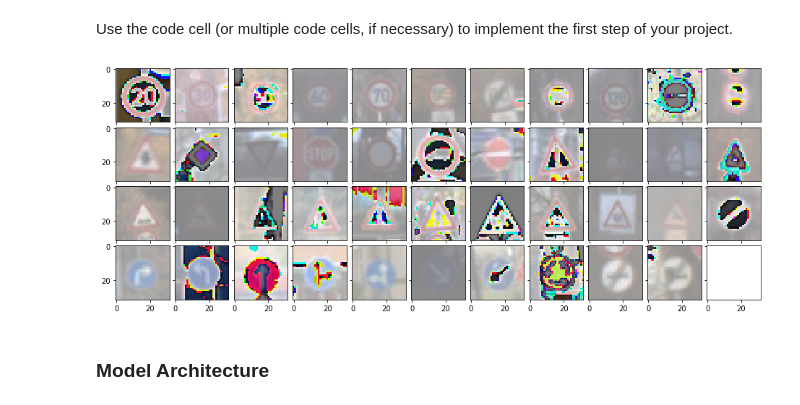
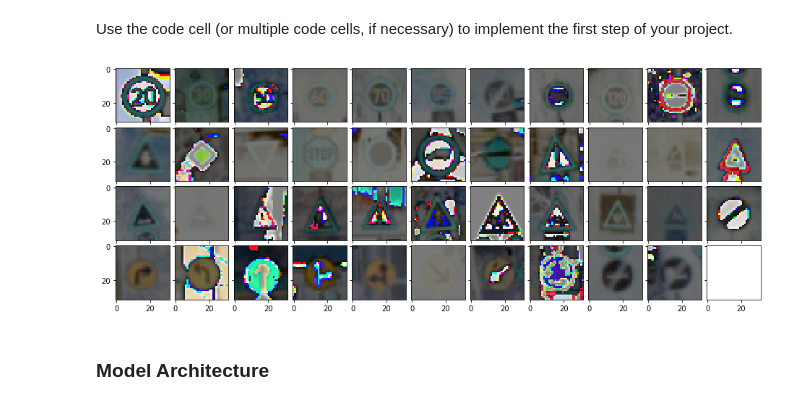
Before and after one commit to norman-thomas/CarND-Traffic-Sign-Classifier-Project, a Jupyter notebook: Traffic_Sign_Classifier.ipynb, the cells around one changed output. Drawn from its saved outputs; the diff is of its cells as text; code cells hidden in the pictures.

```diff
--- a/Traffic_Sign_Classifier.ipynb
+++ b/Traffic_Sign_Classifier.ipynb
@@ -147,38 +147,42 @@ def convert_to_hsv(img):
     '''converts an image from RGB to HSV color space'''
     return cv2.cvtColor(img, cv2.COLOR_RGB2HSV)
 
+def increase_contrast(img):
+    hsv = convert_to_hsv(img)
+    h, s, v = cv2.split(hsv)
+    clahe = cv2.createCLAHE(clipLimit=3.0, tileGridSize=(4,4))
+    clahe.apply(v)
+    return cv2.merge((h, s, v))
+
 def normalize(img):
     '''normalizes pixel values from a [0,255] to [-0.5,+0.5] range'''
-    return (img - 128) / 255
+    cv2.normalize(img, img, 0, 1, cv2.NORM_MINMAX, dtype=cv2.CV_32F)
+    return (img - 0.5)
 
 def preprocess(dataset):
-    '''do the whole preprocessing by converting to HSV and normalizing values with one function call'''
+    '''do the whole preprocessing by converting color space and normalizing values with one function call'''
     normalized = []
     for img in dataset:
-        #hsv = convert_to_hsv(img)
+        contrast = increase_contrast(img)
         norm = normalize(img)
         normalized.append(norm)
     return np.array(normalized)
-# %%
-fig = plt.figure(1, (16., 16. * math.ceil(len(examples)/n_cols)))
-grid = ImageGrid(fig, 111,
-                 nrows_ncols=(math.ceil(len(examples)/n_cols), n_cols),
-                 axes_pad=0.1,
-                )
-
-for index, c in zip(examples, classes):
-    image = X_train[index].squeeze()
-    grid[c].imshow(preprocess(image))
-# %% [output]
-[figure, removed]
 # %%
 X_train = preprocess(X_train)
 X_valid = preprocess(X_valid)
 X_test = preprocess(X_test)
-# %%
-from sklearn.utils import shuffle
-
-X_train, y_train = shuffle(X_train, y_train)
+# %%
+fig = plt.figure(1, (16., 16. * math.ceil(len(examples)/n_cols)))
+grid = ImageGrid(fig, 111,
+                 nrows_ncols=(math.ceil(len(examples)/n_cols), n_cols),
+                 axes_pad=0.1,
+                )
+
+for index, c in zip(examples, classes):
+    image = X_train[index].squeeze()
+    grid[c].imshow(image)
+# %% [output]
+[figure, added]
 # %% [markdown]
 ### Model Architecture
 # %%
```
Also changed, not shown: parts of 3 cells of this notebook.
